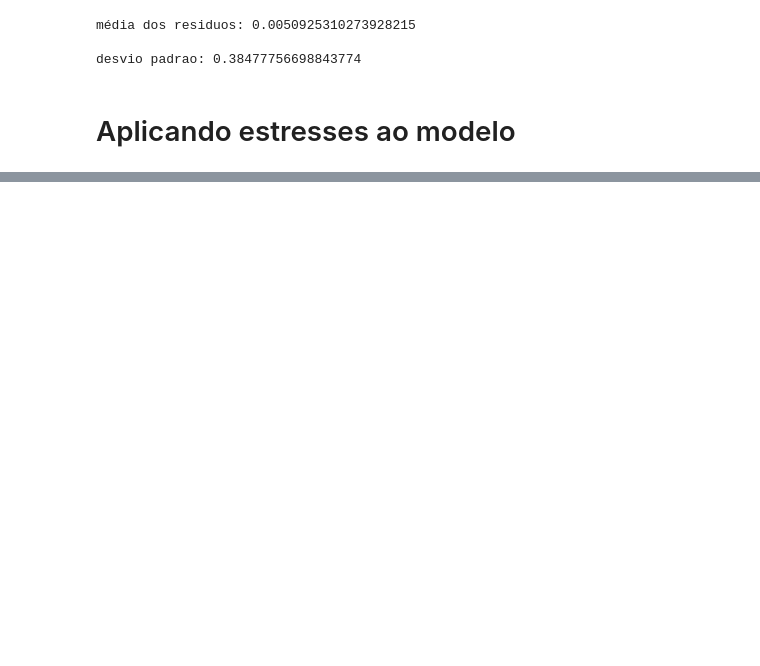
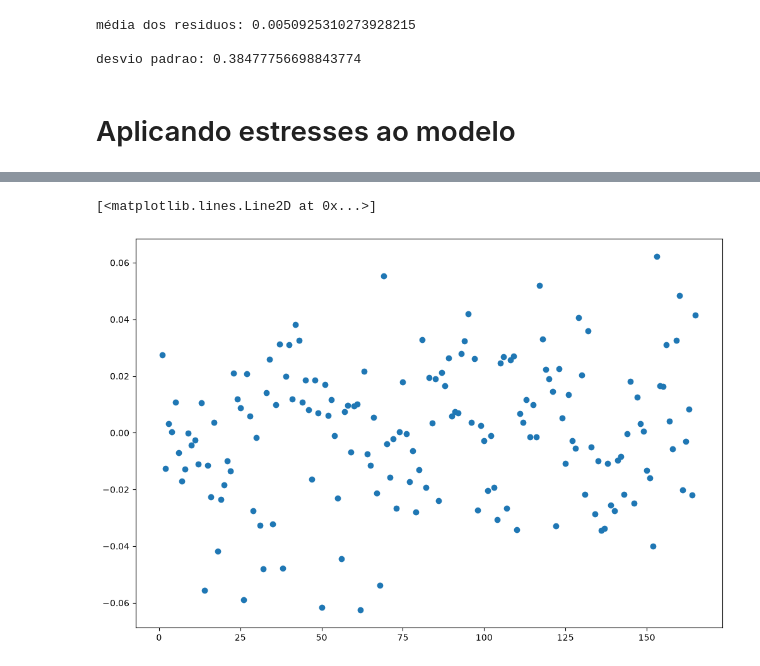
Before and after one commit to WesleySouza13/MacroEconomic-Modeling-Inverse-Problems-for-Default-Estimation-, a Jupyter notebook: modeling/notebooks/modeling.ipynb, the cells around one changed output, grey strips where cells are left out. Drawn from its saved outputs; the diff is of its cells as text; code cells hidden in the pictures; blank space fills up the shorter version.

```diff
--- a/modeling/notebooks/modeling.ipynb
+++ b/modeling/notebooks/modeling.ipynb
@@ -177,0 +256,8 @@ print(RiskBands(y_ibc))
+# %%
+resid_new = y_log - y_pred_new
+plt.figure(figsize=(12,8))
+plt.title('Residuos do Modelo ')
+plt.plot(resid_new, marker='o', linestyle='none')
+# %% [output]
+[<matplotlib.lines.Line2D at 0x...>]
+[figure, added]
```
Also changed, not shown: parts of 17 cells of this notebook, 7 other files.
